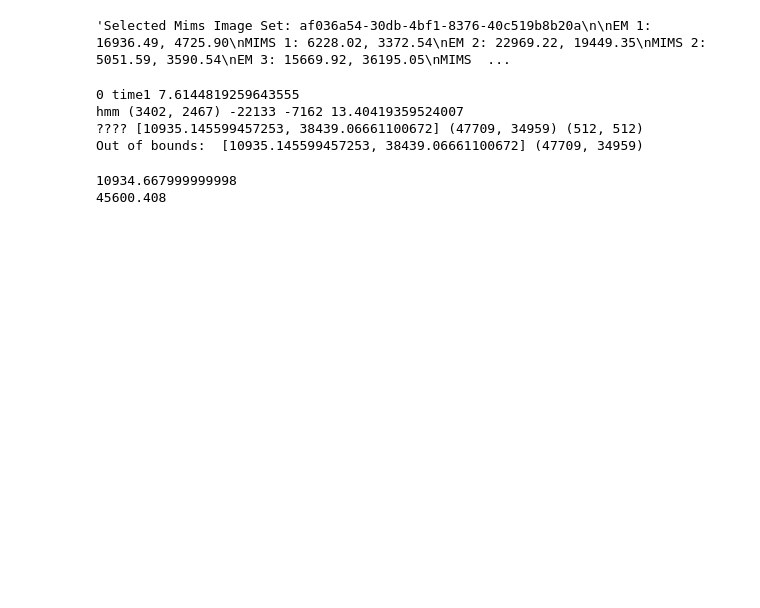
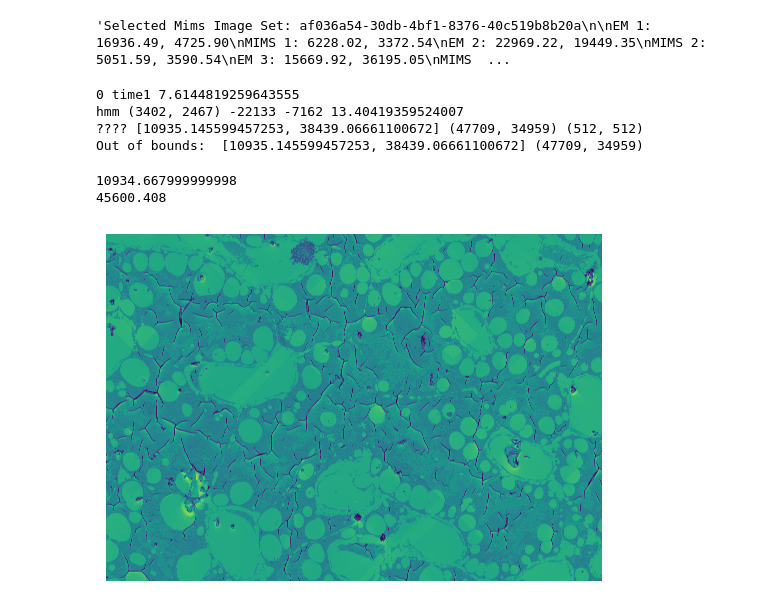
Before and after one commit to caacree/EMAnalyzer, a Jupyter notebook: backend/server/visualize_mims.ipynb, the cells around one changed output. Drawn from its saved outputs; the diff is of its cells as text; code cells hidden in the pictures; blank space fills up the shorter version.

```diff
--- a/backend/server/visualize_mims.ipynb
+++ b/backend/server/visualize_mims.ipynb
@@ -232,3 +230,31 @@ print(13.404*3402)
 # %% [output]
 10934.667999999998
 45600.408
+# %%
+import numpy as np
+import os
+from skimage.io import imread
+import matplotlib.pyplot as plt
+import tifffile
+
+img_name = "24-479_R16_05GlutFed_ImmunoEM_GK_se2"
+
+# Load the image into a numpy array
+image_folder = "/Users/chris/Documents/lab/experiments/2024_ImmunoEM-test-GK/2024-12-19-ImmunoEM"
+image_path = os.path.join(image_folder, f"{img_name}.tif")
+large_image = imread(image_path)
+
+# Define the cropping bounds (rows, cols)
+start_row, end_row = 5000, 19000
+start_col, end_col = 30000, 50000
+cropped_image = large_image[start_row:end_row, start_col:end_col]
+outpath = os.path.join(image_folder, f"{img_name}_cropped.tif")
+cropped_image = cropped_image.astype(np.uint8)
+tifffile.imwrite(outpath, cropped_image)
+
+# Display or save the cropped image
+plt.imshow(cropped_image)
+plt.axis("off")
+plt.show()
+# %% [output]
+[figure, added]
```
Also changed, not shown: parts of 1 cell of this notebook, 35 other files.
